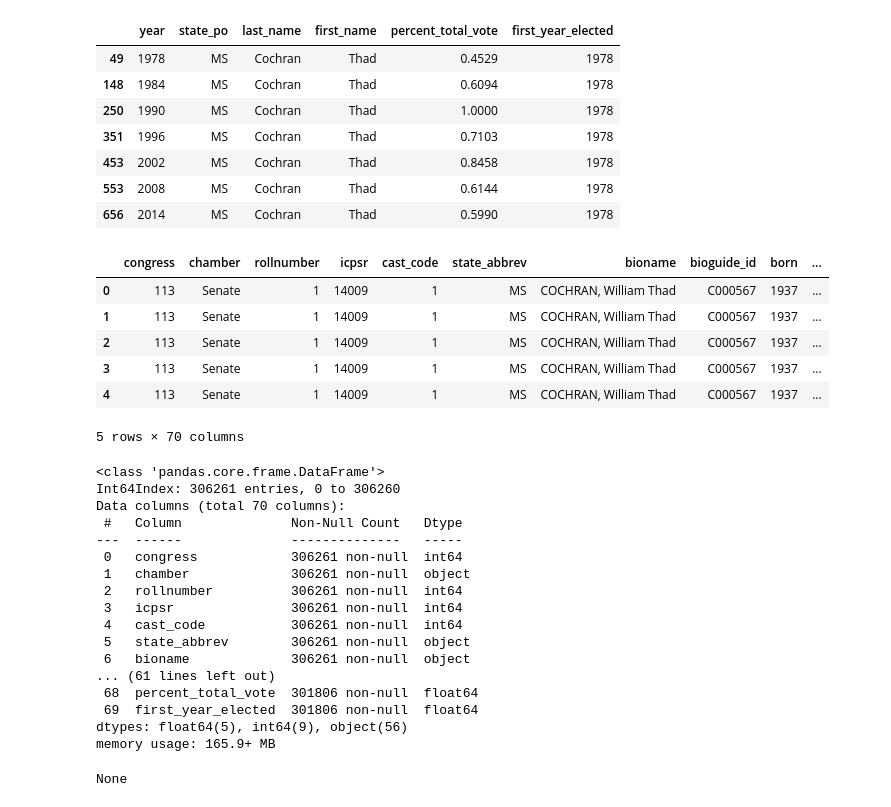
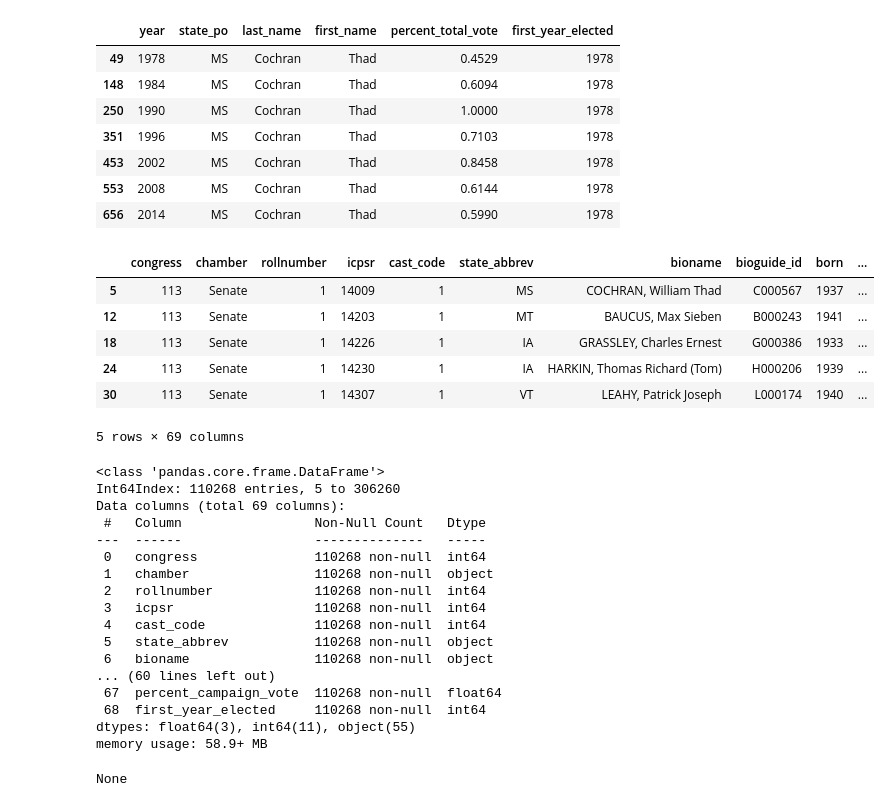
Before and after one commit to zapatos24/senator_nlp_vote_prediction, a Jupyter notebook: df_construction_and_EDA.ipynb, the cells around one changed output. Cells and saved outputs as stored; diff of their text form; code cells hidden in the pictures.

Commit message:
add election history data to dataframe and pickle for EDA

```diff
--- a/df_construction_and_EDA.ipynb
+++ b/df_construction_and_EDA.ipynb
@@ -918,36 +918,3 @@ elections_win_first_df[elections_win_first_df['last_name'] == 'Cochran']
 | 453 | 2002 | MS | Cochran | Thad | 0.8458 | 1978 |
 | 553 | 2008 | MS | Cochran | Thad | 0.6144 | 1978 |
 | 656 | 2014 | MS | Cochran | Thad | 0.5990 | 1978 |
-# %%
-main_df = vmr_id_bill_industry_df.merge(elections_win_first_df, how='left',
-                                        left_on=['state_abbrev', 'last_name'],
-                                        right_on=['state_po', 'last_name'])
-
-display(main_df.head())
-display(main_df.info())
-# %% [output]
-|  | congress | chamber | rollnumber | icpsr | cast_code | state_abbrev | bioname | bioguide_id | born | ... |
-| 0 | 113 | Senate | 1 | 14009 | 1 | MS | COCHRAN, William Thad | C000567 | 1937 | ... |
-| 1 | 113 | Senate | 1 | 14009 | 1 | MS | COCHRAN, William Thad | C000567 | 1937 | ... |
-| 2 | 113 | Senate | 1 | 14009 | 1 | MS | COCHRAN, William Thad | C000567 | 1937 | ... |
-| 3 | 113 | Senate | 1 | 14009 | 1 | MS | COCHRAN, William Thad | C000567 | 1937 | ... |
-| 4 | 113 | Senate | 1 | 14009 | 1 | MS | COCHRAN, William Thad | C000567 | 1937 | ... |
-5 rows × 70 columns
-<class 'pandas.core.frame.DataFrame'>
-Int64Index: 306261 entries, 0 to 306260
-Data columns (total 70 columns):
- #   Column              Non-Null Count   Dtype
----  ------              --------------   -----
- 0   congress            306261 non-null  int64
- 1   chamber             306261 non-null  object
- 2   rollnumber          306261 non-null  int64
- 3   icpsr               306261 non-null  int64
- 4   cast_code           306261 non-null  int64
- 5   state_abbrev        306261 non-null  object
- 6   bioname             306261 non-null  object
-... (61 lines left out)
- 68  percent_total_vote  301806 non-null  float64
- 69  first_year_elected  301806 non-null  float64
-dtypes: float64(5), int64(9), object(56)
-memory usage: 165.9+ MB
-None
@@ -957,0 +921,46 @@ df = df[(df.date >= df.beg_date) & (df.date <= df.end_date)]
+# %%
+main_df = vmr_id_bill_industry_df.merge(elections_win_first_df, how='left',
+                                        left_on=['state_abbrev', 'last_name'],
+                                        right_on=['state_po', 'last_name'])
+
+main_df['earliest_campaign'] = main_df['congress'].apply(lambda x: int(cong_reference[x])-5)
+
+main_df = main_df[(main_df.year >= main_df.earliest_campaign) &
+                  (main_df.year <= main_df.campaign_year)]
+
+main_df.rename({'year': 'recent_campaign_year',
+                'first_name_x': 'first_name',
+                'first_name_y': 'first_name_alt',
+                'percent_total_vote': 'percent_campaign_vote'}, axis=1, inplace=True)
+main_df.drop(['state_po', 'earliest_campaign'], axis=1, inplace=True)
+
+main_df = main_df.astype({'recent_campaign_year': 'int64', 'first_year_elected': 'int64'})
+
+display(main_df.head())
+display(main_df.info())
+# %% [output]
+|  | congress | chamber | rollnumber | icpsr | cast_code | state_abbrev | bioname | bioguide_id | born | ... |
+| 5 | 113 | Senate | 1 | 14009 | 1 | MS | COCHRAN, William Thad | C000567 | 1937 | ... |
+| 12 | 113 | Senate | 1 | 14203 | 1 | MT | BAUCUS, Max Sieben | B000243 | 1941 | ... |
+| 18 | 113 | Senate | 1 | 14226 | 1 | IA | GRASSLEY, Charles Ernest | G000386 | 1933 | ... |
+| 24 | 113 | Senate | 1 | 14230 | 1 | IA | HARKIN, Thomas Richard (Tom) | H000206 | 1939 | ... |
+| 30 | 113 | Senate | 1 | 14307 | 1 | VT | LEAHY, Patrick Joseph | L000174 | 1940 | ... |
+5 rows × 69 columns
+<class 'pandas.core.frame.DataFrame'>
+Int64Index: 110268 entries, 5 to 306260
+Data columns (total 69 columns):
+ #   Column                 Non-Null Count   Dtype
+---  ------                 --------------   -----
+ 0   congress               110268 non-null  int64
+ 1   chamber                110268 non-null  object
+ 2   rollnumber             110268 non-null  int64
+ 3   icpsr                  110268 non-null  int64
+ 4   cast_code              110268 non-null  int64
+ 5   state_abbrev           110268 non-null  object
+ 6   bioname                110268 non-null  object
+... (60 lines left out)
+ 67  percent_campaign_vote  110268 non-null  float64
+ 68  first_year_elected     110268 non-null  int64
+dtypes: float64(3), int64(11), object(55)
+memory usage: 58.9+ MB
+None
```
Also changed, not shown: parts of 2 cells of this notebook, 1 other file.
